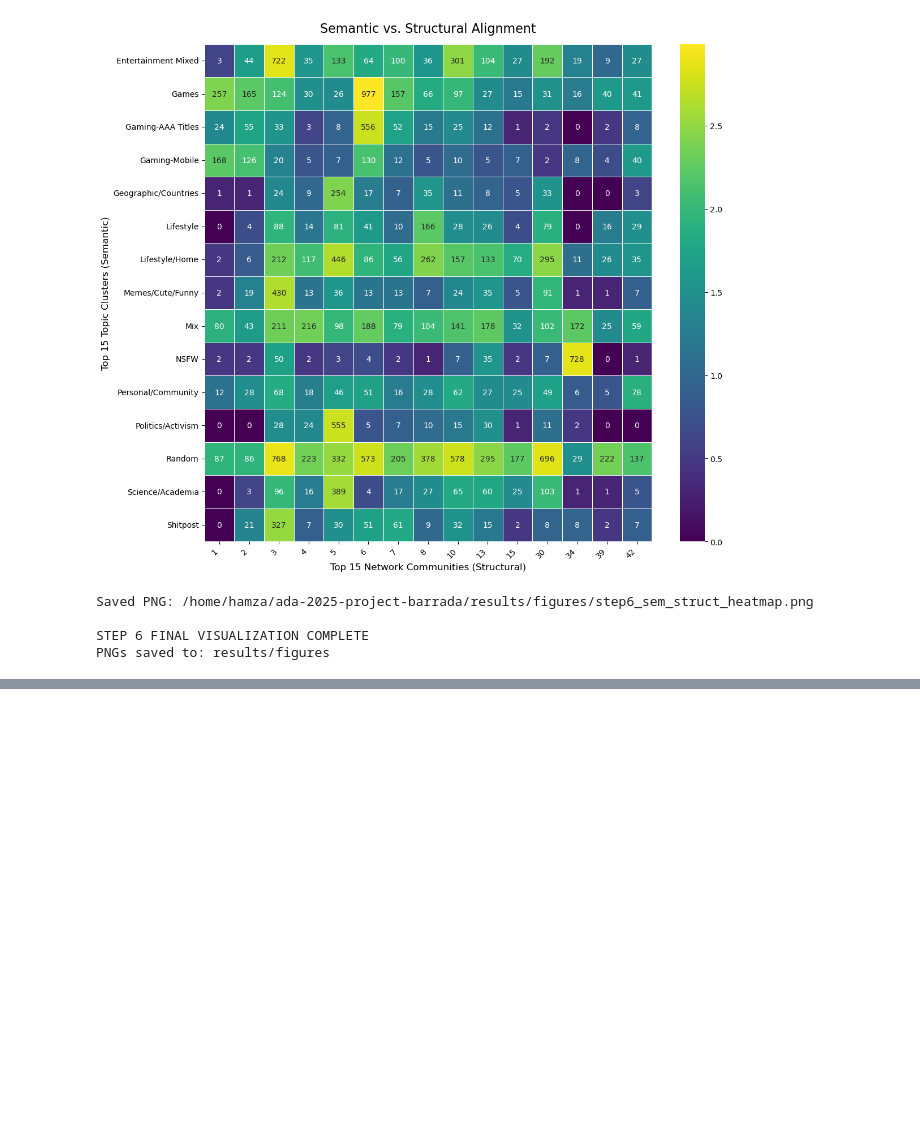
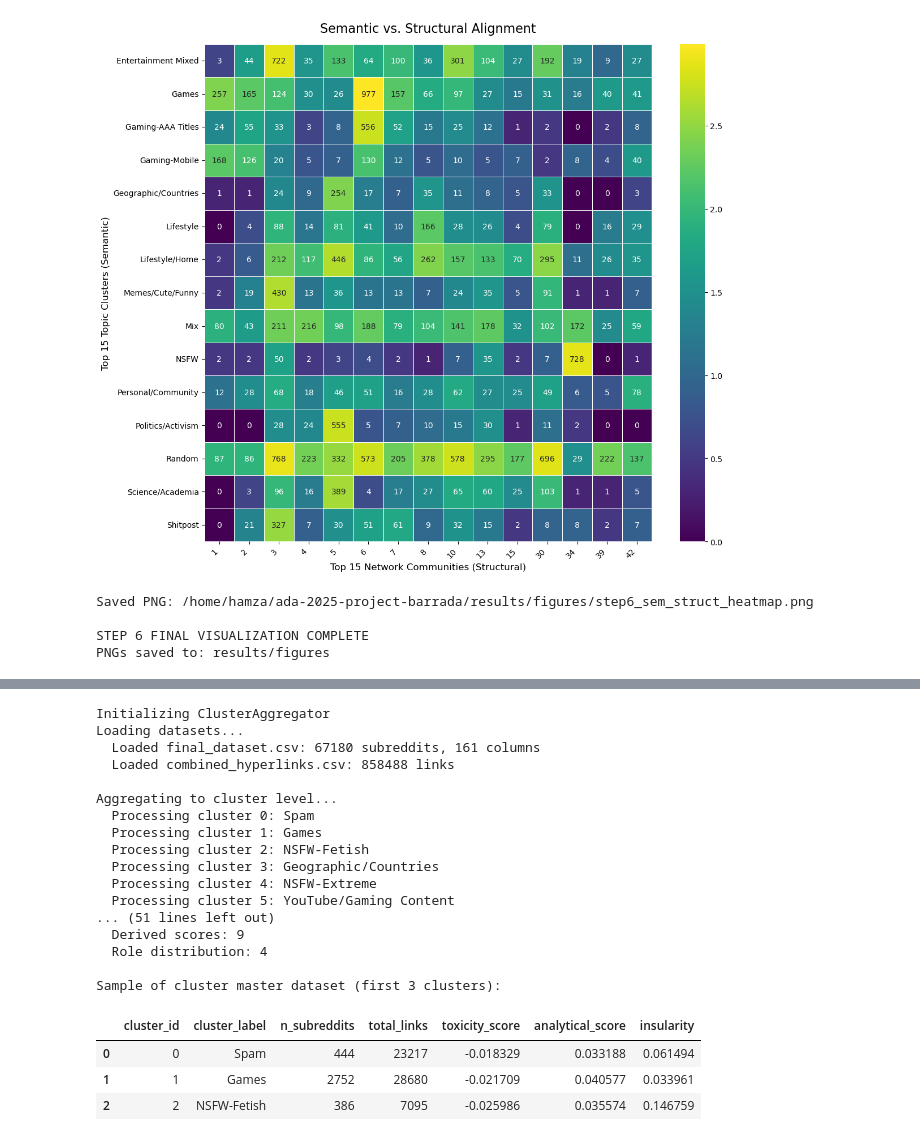
Before and after one commit to epfl-ada/ada-2025-project-barrada, a Jupyter notebook: results.ipynb, the cells around one changed output, grey strips where cells are left out. Cells and saved outputs as stored; diff of their text form; code cells hidden in the pictures; blank space fills up the shorter version.

```diff
--- a/results.ipynb
+++ b/results.ipynb
@@ -666,0 +686,45 @@ PNGs saved to: results/figures
+# %%
+print("Initializing ClusterAggregator")
+df_cluster_master = create_cluster_master_dataset(data_dir="data/processed")
+
+print("Successfully generated and saved Cluster Master Dataset.")
+
+print(f"\nCluster Master Dataset Shape: {df_cluster_master.shape}")
+print(f"  Rows (clusters): {len(df_cluster_master)}")
+print(f"  Columns (aggregated features): {len(df_cluster_master.columns)}")
+print(f"  Total subreddits represented: {df_cluster_master['n_subreddits'].sum():,}")
+
+print("\nColumn breakdown:")
+print(f"  LIWC psychological scores: {len([c for c in df_cluster_master.columns if 'LIWC_' in c])}")
+print(f"  Network metrics: {len([c for c in df_cluster_master.columns if any(x in c for x in ['pagerank', 'betweenness', 'degree', 'hub', 'authority'])])}")
+print(f"  Link metrics: {len([c for c in df_cluster_master.columns if any(x in c for x in ['links', 'sentiment'])])}")
+print(f"  Exemplar subreddits: {len([c for c in df_cluster_master.columns if 'top5' in c])}")
+print(f"  Derived scores: {len([c for c in df_cluster_master.columns if 'score' in c])}")
+print(f"  Role distribution: {len([c for c in df_cluster_master.columns if 'pct_role' in c])}")
+
+print("\nSample of cluster master dataset (first 3 clusters):")
+display_cols = ['cluster_id', 'cluster_label', 'n_subreddits', 'total_links',
+                'toxicity_score', 'analytical_score', 'insularity']
+display(df_cluster_master[display_cols].head(3))
+# %% [output]
+Initializing ClusterAggregator
+Loading datasets...
+  Loaded final_dataset.csv: 67180 subreddits, 161 columns
+  Loaded combined_hyperlinks.csv: 858488 links
+
+Aggregating to cluster level...
+  Processing cluster 0: Spam
+  Processing cluster 1: Games
+  Processing cluster 2: NSFW-Fetish
+  Processing cluster 3: Geographic/Countries
+  Processing cluster 4: NSFW-Extreme
+  Processing cluster 5: YouTube/Gaming Content
+... (51 lines left out)
+  Derived scores: 9
+  Role distribution: 4
+
+Sample of cluster master dataset (first 3 clusters):
+|  | cluster_id | cluster_label | n_subreddits | total_links | toxicity_score | analytical_score | insularity |
+| 0 | 0 | Spam | 444 | 23217 | -0.018329 | 0.033188 | 0.061494 |
+| 1 | 1 | Games | 2752 | 28680 | -0.021709 | 0.040577 | 0.033961 |
+| 2 | 2 | NSFW-Fetish | 386 | 7095 | -0.025986 | 0.035574 | 0.146759 |
```
Also changed, not shown: parts of 4 cells of this notebook, 3 other files.
